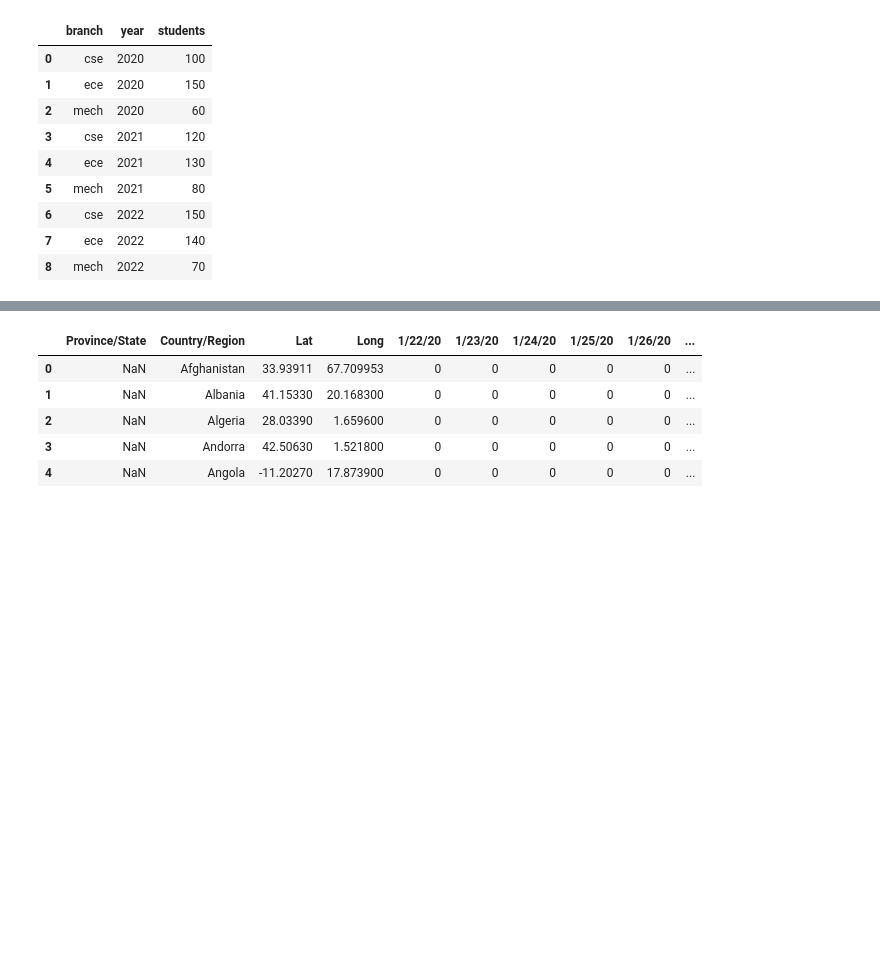
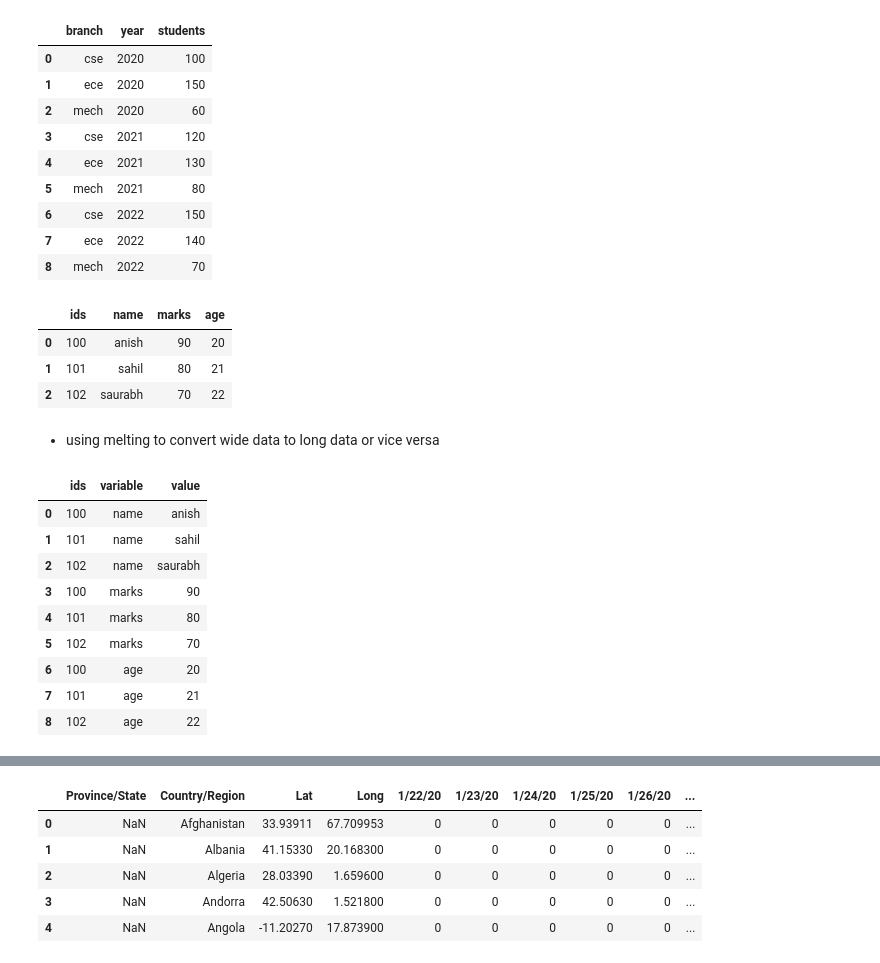
Before and after one commit to 23f2005522/DS-Study, a Jupyter notebook: Week8/session21/session_21_multiindex_objects.ipynb, the cells around one changed output, grey strips where cells are left out. Cells and saved outputs as stored; diff of their text form; code cells hidden in the pictures; blank space fills up the shorter version.

```diff
--- a/Week8/session21/session_21_multiindex_objects.ipynb
+++ b/Week8/session21/session_21_multiindex_objects.ipynb
@@ -681,3 +702,34 @@ df_an.melt(id_vars=['branch'],var_name='year',value_name='students')
 | 6 | cse | 2022 | 150 |
 | 7 | ece | 2022 | 140 |
 | 8 | mech | 2022 | 70 |
+# %%
+df =  pd.DataFrame(
+{
+"ids" : [100 , 101,102] ,
+"name" : ["anish","sahil","saurabh"],
+"marks" : [90,80,70],
+"age" : [20,21,22]
+}
+)
+df.head()
+# %% [output]
+|  | ids | name | marks | age |
+| 0 | 100 | anish | 90 | 20 |
+| 1 | 101 | sahil | 80 | 21 |
+| 2 | 102 | saurabh | 70 | 22 |
+# %% [markdown]
+- using melting to convert wide data to long data or vice versa
+# %%
+melted_df = df.melt(id_vars=['ids'], value_vars=['name' , 'marks' ,'age']) ## ids is the unique identifier for each row and "variable column" will hold variable name , marks , and age coresponding to that ,  "value column" will hold corresponding values
+melted_df
+# %% [output]
+|  | ids | variable | value |
+| 0 | 100 | name | anish |
+| 1 | 101 | name | sahil |
+| 2 | 102 | name | saurabh |
+| 3 | 100 | marks | 90 |
+| 4 | 101 | marks | 80 |
+| 5 | 102 | marks | 70 |
+| 6 | 100 | age | 20 |
+| 7 | 101 | age | 21 |
+| 8 | 102 | age | 22 |
```
Also changed, not shown: parts of 12 cells of this notebook, 2 other files.
